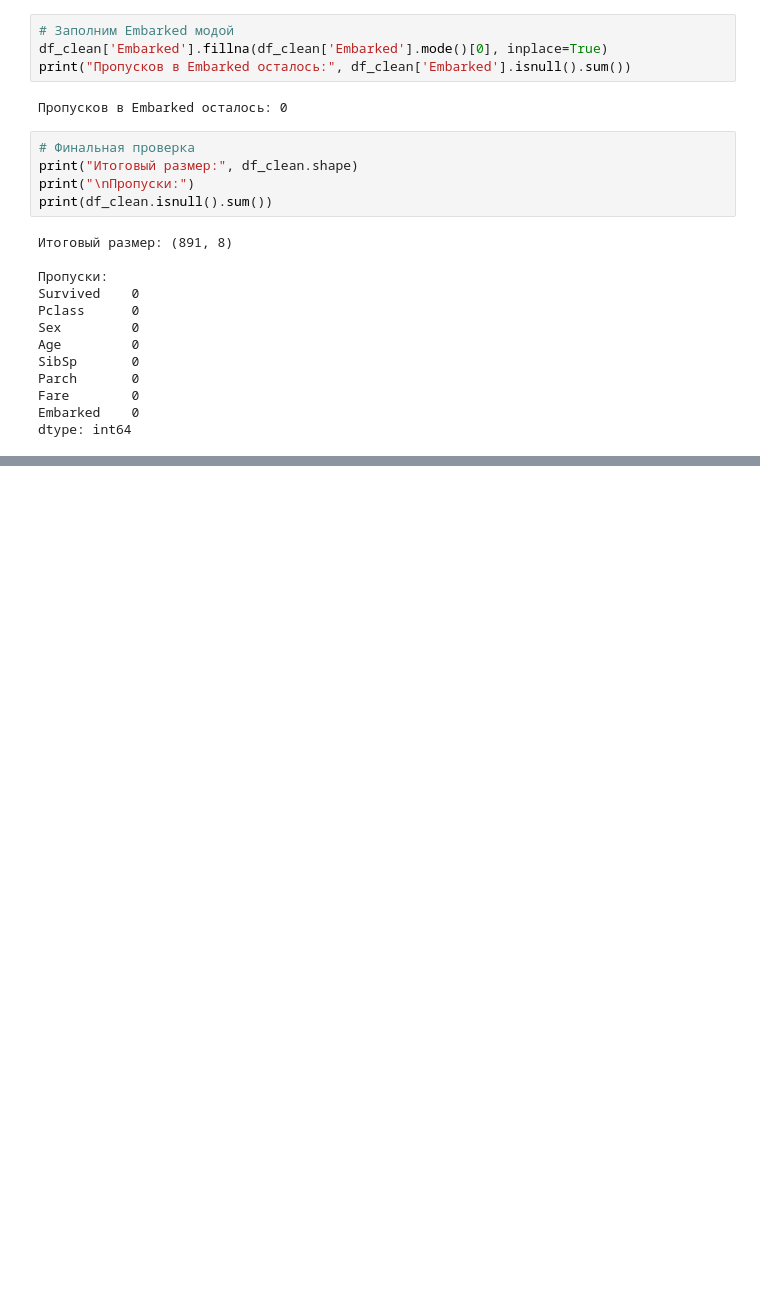
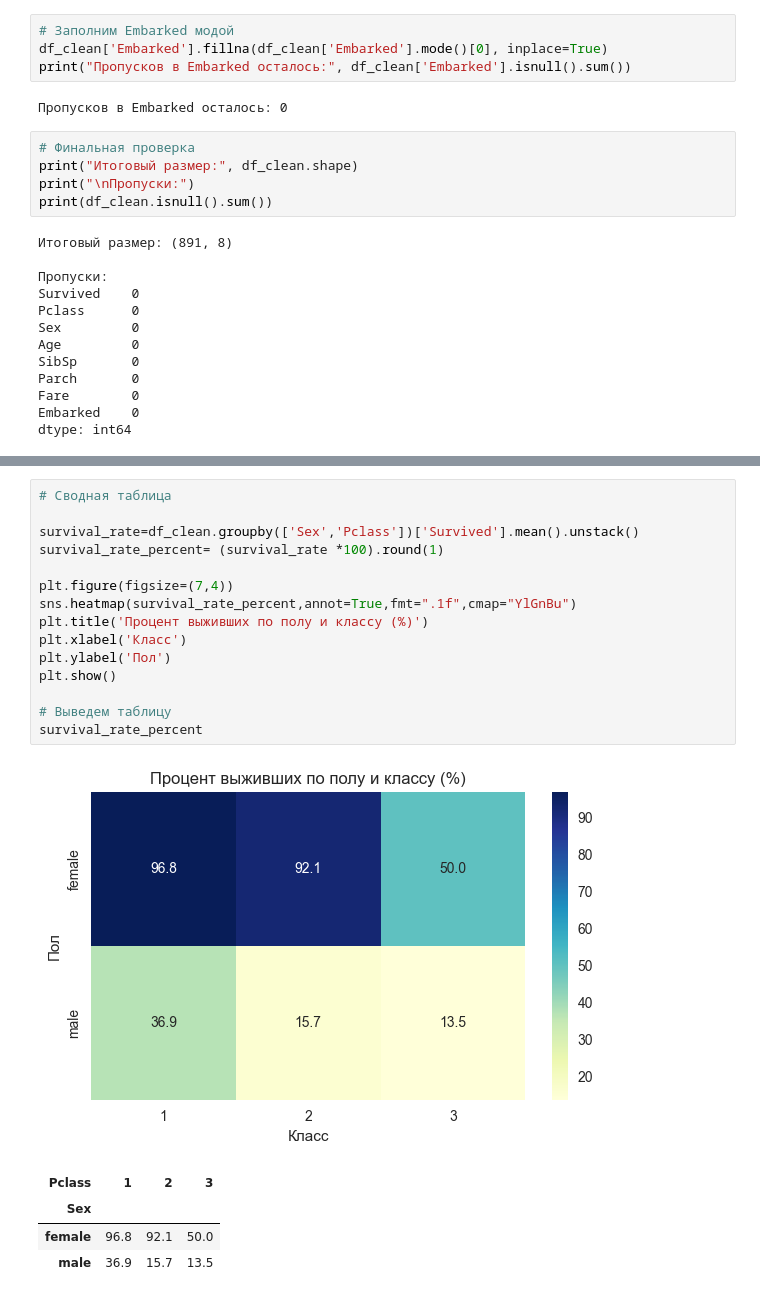
Before and after one commit to Paulscrull1/DS_Learning_Journey, a Jupyter notebook: notebooks/01_eda_titanic2.ipynb, the cells around one changed output, grey strips where cells are left out. Saved outputs shown, nothing was run; the diff lists cells and outputs as text; blank space fills up the shorter version.

```diff
--- a/notebooks/01_eda_titanic2.ipynb
+++ b/notebooks/01_eda_titanic2.ipynb
@@ -84,0 +108,21 @@ dtype: int64
+# %%
+# Сводная таблица
+
+survival_rate=df_clean.groupby(['Sex','Pclass'])['Survived'].mean().unstack()
+survival_rate_percent= (survival_rate *100).round(1)
+
+plt.figure(figsize=(7,4))
+sns.heatmap(survival_rate_percent,annot=True,fmt=".1f",cmap="YlGnBu")
+plt.title('Процент выживших по полу и классу (%)')
+plt.xlabel('Класс')
+plt.ylabel('Пол')
+plt.show()
+
+# Выведем таблицу
+survival_rate_percent
+# %% [output]
+[figure, added]
+| Pclass | 1 | 2 | 3 |
+| Sex |  |  |  |
+| female | 96.8 | 92.1 | 50.0 |
+| male | 36.9 | 15.7 | 13.5 |
```
Also changed, not shown: parts of 2 cells of this notebook, 9 other files.
